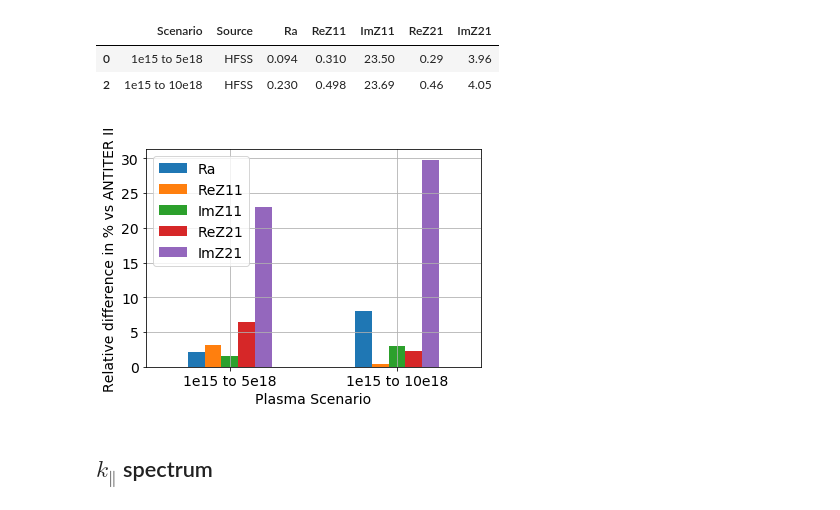
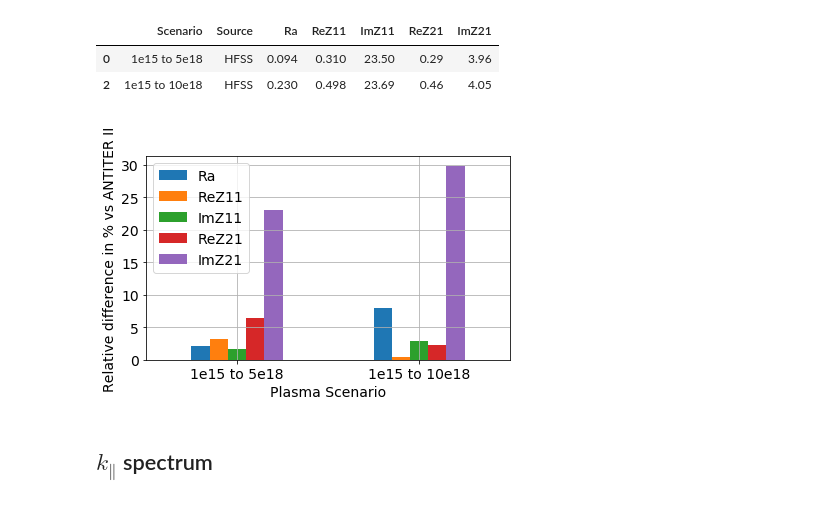
Before and after one commit to jhillairet/SOFT2018_Cold_Plasma_Modeling, a Jupyter notebook: Notebooks/IC/ICRH Summary Results.ipynb, the cells around one changed output. Drawn from its saved outputs; the diff is of its cells as text; code cells hidden in the pictures.

```diff
--- a/Notebooks/IC/ICRH Summary Results.ipynb
+++ b/Notebooks/IC/ICRH Summary Results.ipynb
@@ -37,14 +37,14 @@ rel_diffs = np.array(_res).squeeze()
 # %%
 res_diff = pd.DataFrame(np.abs(rel_diffs), columns=['Ra', 'ReZ11', 'ImZ11', 'ReZ21', 'ImZ21'], index=res_ATT.Scenario)
 ax=res_diff.plot.bar(rot=0, fontsize=14)
 ax.grid(True)
 ax.set_xlabel('Plasma Scenario', fontsize=14)
 ax.set_ylabel('Relative difference in % vs ANTITER II', fontsize=14)
 ax.legend(fontsize=14)
-fig.tight_layout()
+plt.tight_layout()
 plt.savefig('relative_differences.png')
 # %% [output]
-[figure, old version]
+[figure, new version]
 # %% [markdown]
 ## $k_\parallel$ spectrum
 # %%
```
Also changed, not shown: parts of 11 cells of this notebook, 2 other files.
